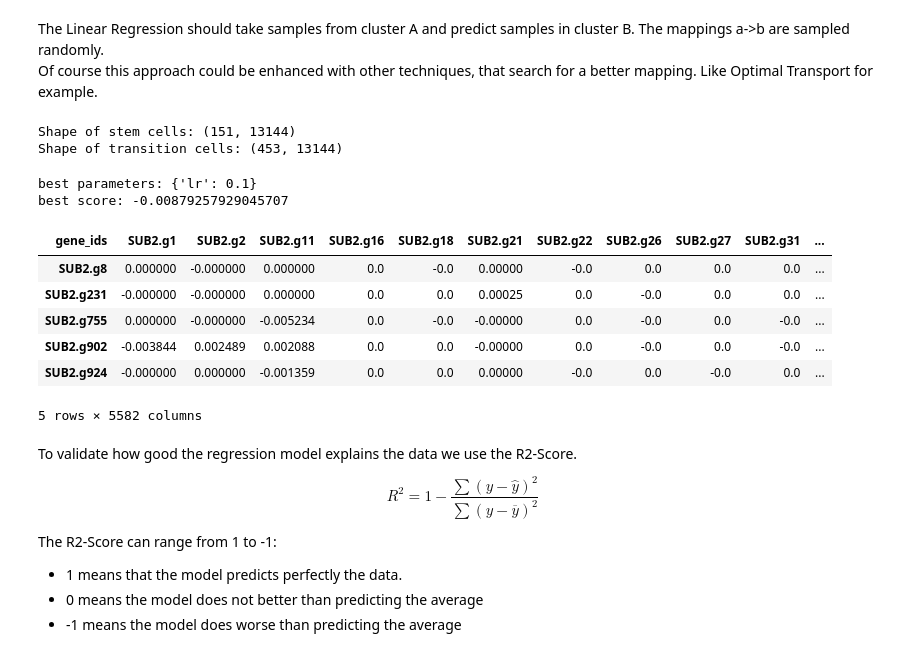
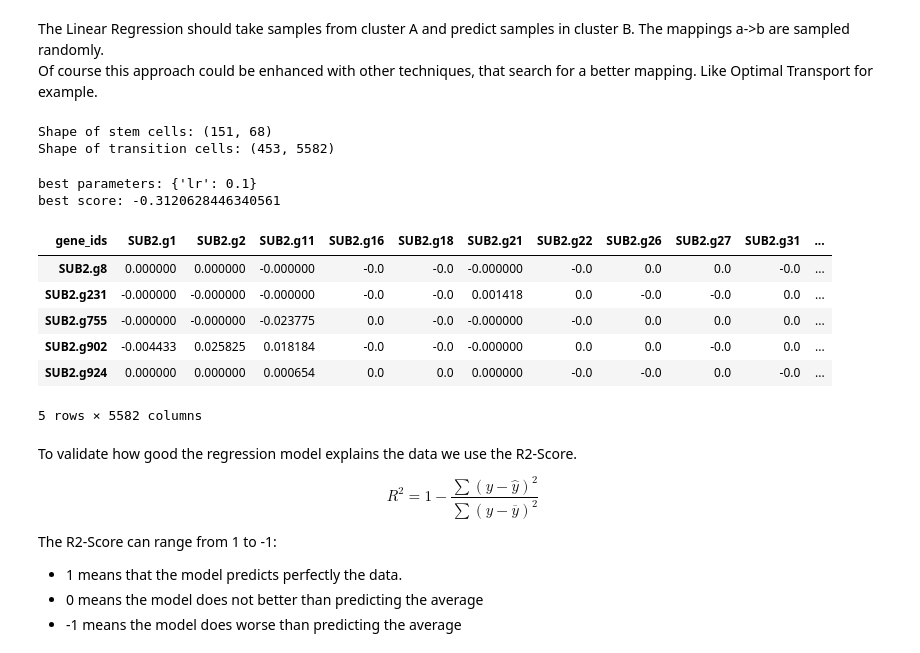
Before and after one commit to DavidWild02/BachelorThesis-ML-Gene-Interactions, a Jupyter notebook: GRNbetweenCellTypes.ipynb, the cells around one changed output. Saved outputs shown, nothing was run; the diff lists cells and outputs as text; code cells hidden in the pictures.

```diff
--- a/GRNbetweenCellTypes.ipynb
+++ b/GRNbetweenCellTypes.ipynb
@@ -103,21 +112,3 @@ transcription factor adjacency matrix
 # %% [markdown]
 The Linear Regression should take samples from cluster A and predict samples in cluster B. The mappings a->b are sampled randomly.
 Of course this approach could be enhanced with other techniques, that search for a better mapping. Like Optimal Transport for example.
-# %%
-from typing import Iterator, Tuple
-from torch.utils.data import Sampler
-
-np.random.seed(42) # set seed to make reproducible outputs
-
-class RandomMappingSampler(Sampler):
-    def __init__(self, data_a: np.ndarray, data_b: np.ndarray):
-        self._data_A = data_a
-        self._data_B = data_b
-        super().__init__()
-
-    def __iter__(self) -> Iterator[Tuple[int, int]]:
-        while True:
-            index_A = np.random.randint(0, self._data_A.shape[0])
-            index_B = np.random.randint(0, self._data_B.shape[0])
-            # a sampler should just return the indices and not the samples
-            yield index_A, index_B
@@ -124,25 +117,27 @@ class RandomMappingSampler(Sampler):
 # %%
 from itertools import islice
-from typing import Type
 from sklearn.model_selection import GridSearchCV
 from MaskedRidgeRegressor import MaskedRidgeRegressor
+from sampling import RandomMappingSampler
 
 # TODO: let num_samples also be a float. in that case it should sample a percentage of all possible associations a*b
-def sample_associations(samples_cluster_a: np.ndarray, samples_cluster_b: np.ndarray,
+def sample_associations(samples_cluster_a: pd.DataFrame, samples_cluster_b: pd.DataFrame,
                         sampler, num_samples=1000, **kwargs):
     sample_indices = list(islice(iter(sampler), num_samples))
     sample_indices_a = list(map(lambda x: x[0], sample_indices))
     sample_indices_b = list(map(lambda x: x[1], sample_indices))
 
-    X = samples_cluster_a[sample_indices_a]
-    y = samples_cluster_b[sample_indices_b]
+    X = samples_cluster_a.iloc[sample_indices_a]
+    y = samples_cluster_b.iloc[sample_indices_b]
 
     return X, y
 
-def train_model_for_cluster_to_cluster_association(samples_cluster_a: np.ndarray, samples_cluster_b: np.ndarray, mask_grn: np.ndarray, sampler=None, **kwargs):
+def train_model_for_cluster_to_cluster_association(
+        df_cluster_a: pd.DataFrame, df_cluster_b: pd.DataFrame,
+        mask_grn: np.ndarray, sampler=None, **kwargs):
     if sampler is None:
-        sampler = RandomMappingSampler(samples_cluster_a, samples_cluster_b)
-    X, y = sample_associations(samples_cluster_a, samples_cluster_b, sampler)
+        sampler = RandomMappingSampler(df_cluster_a, df_cluster_b)
+    X, y = sample_associations(df_cluster_a, df_cluster_b, sampler)
 
     param_grid = {
         "lr": [0.1, 0.01]
@@ -150,7 +145,7 @@ def train_model_for_cluster_to_cluster_association(samples_cluster_a: np.ndarray
 
     model = MaskedRidgeRegressor(mask_grn, epochs=500, **kwargs)
     grid_search = GridSearchCV(model, param_grid, cv=4)
-    grid_search.fit(X, y)
+    grid_search.fit(X.to_numpy(), y.to_numpy())
     best_estimator = grid_search.best_estimator_
     print("best parameters:", grid_search.best_params_)
     print("best score:", grid_search.best_score_)
@@ -171,29 +166,30 @@ transition_cells_cluster_id = '0'
 df_stem_cells = extract_samples_of_cell_cluster(adata, stem_cells_cluster_id)
 df_transition_cells = extract_samples_of_cell_cluster(adata, transition_cells_cluster_id)
 
+df_stem_cells = df_stem_cells[df_grn.index]
+df_transition_cells = df_transition_cells[df_grn.columns]
+
 print(f"Shape of stem cells: {df_stem_cells.shape}")
 print(f"Shape of transition cells: {df_transition_cells.shape}")
 # %% [output]
-Shape of stem cells: (151, 13144)
-Shape of transition cells: (453, 13144)
+Shape of stem cells: (151, 68)
+Shape of transition cells: (453, 5582)
 # %%
 
 grn_mask = df_grn.values
-stem_cells_cluster = df_stem_cells[df_grn.index].values
-transition_cell_cluster = df_transition_cells[df_grn.columns].values
-model = train_model_for_cluster_to_cluster_association(stem_cells_cluster, transition_cell_cluster, grn_mask)
+model = train_model_for_cluster_to_cluster_association(df_stem_cells, df_transition_cells, grn_mask, use_bias=False)
 weighted_grn = model.W_
 df_weighted_grn = pd.DataFrame(weighted_grn, index=df_grn.index, columns=df_grn.columns)
 df_weighted_grn.head()
 # %% [output]
 best parameters: {'lr': 0.1}
-best score: -0.00879257929045707
+best score: -0.3120628446340561
 | gene_ids | SUB2.g1 | SUB2.g2 | SUB2.g11 | SUB2.g16 | SUB2.g18 | SUB2.g21 | SUB2.g22 | SUB2.g26 | SUB2.g27 | SUB2.g31 | ... |
-| SUB2.g8 | 0.000000 | -0.000000 | 0.000000 | 0.0 | -0.0 | 0.00000 | -0.0 | 0.0 | 0.0 | 0.0 | ... |
-| SUB2.g231 | -0.000000 | -0.000000 | 0.000000 | 0.0 | 0.0 | 0.00025 | 0.0 | -0.0 | 0.0 | 0.0 | ... |
-| SUB2.g755 | 0.000000 | -0.000000 | -0.005234 | 0.0 | -0.0 | -0.00000 | 0.0 | -0.0 | 0.0 | -0.0 | ... |
-| SUB2.g902 | -0.003844 | 0.002489 | 0.002088 | 0.0 | 0.0 | -0.00000 | 0.0 | -0.0 | 0.0 | -0.0 | ... |
-| SUB2.g924 | -0.000000 | 0.000000 | -0.001359 | 0.0 | 0.0 | 0.00000 | -0.0 | 0.0 | -0.0 | 0.0 | ... |
+| SUB2.g8 | 0.000000 | 0.000000 | -0.000000 | -0.0 | -0.0 | -0.000000 | -0.0 | 0.0 | 0.0 | -0.0 | ... |
+| SUB2.g231 | -0.000000 | -0.000000 | -0.000000 | -0.0 | -0.0 | 0.001418 | 0.0 | -0.0 | -0.0 | 0.0 | ... |
+| SUB2.g755 | -0.000000 | -0.000000 | -0.023775 | 0.0 | -0.0 | -0.000000 | -0.0 | 0.0 | 0.0 | 0.0 | ... |
+| SUB2.g902 | -0.004433 | 0.025825 | 0.018184 | -0.0 | -0.0 | -0.000000 | 0.0 | 0.0 | -0.0 | 0.0 | ... |
+| SUB2.g924 | 0.000000 | 0.000000 | 0.000654 | 0.0 | 0.0 | 0.000000 | -0.0 | -0.0 | 0.0 | -0.0 | ... |
 5 rows × 5582 columns
 # %% [markdown]
 To validate how good the regression model explains the data we use the R2-Score.
```
Also changed, not shown: parts of 25 cells of this notebook, 3 other files.
